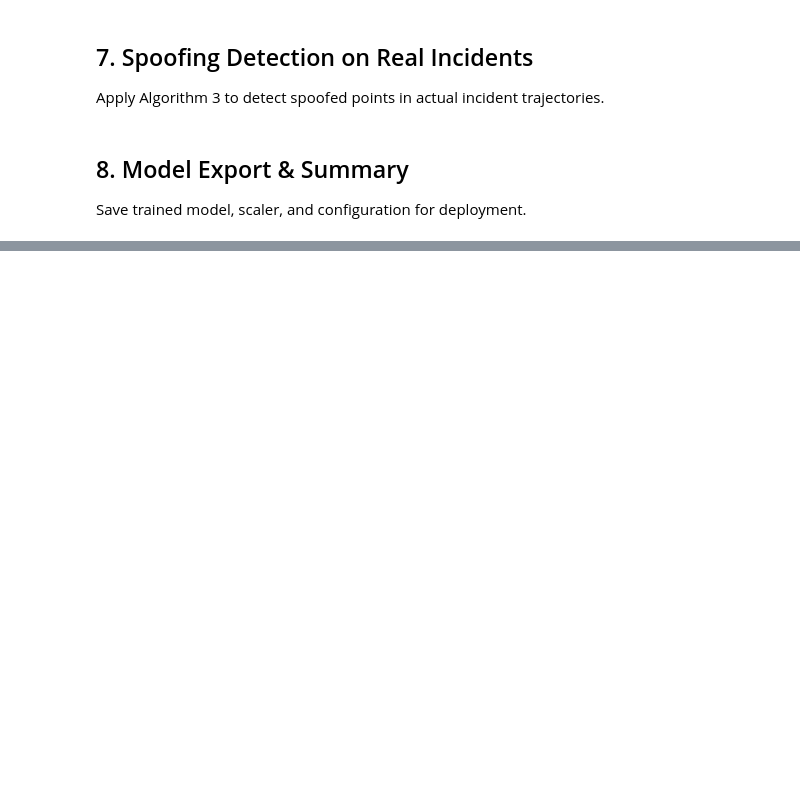
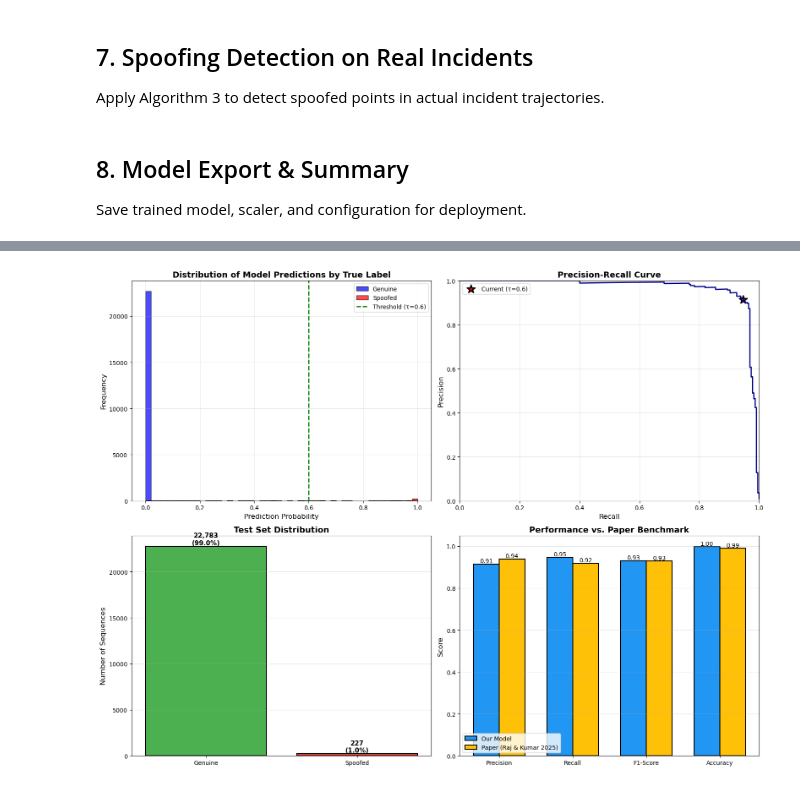
Before and after one commit to mohammed1916/marine-anomaly, a Jupyter notebook: piraeus_analysis/train.ipynb, the cells around one changed output, grey strips where cells are left out. Cells and saved outputs as stored; diff of their text form; code cells hidden in the pictures; blank space fills up the shorter version.

Commit message:
soofed visualisation

```diff
--- a/piraeus_analysis/train.ipynb
+++ b/piraeus_analysis/train.ipynb
@@ -1530,0 +1641,20 @@ Save trained model, scaler, and configuration for deployment.
+# %%
+# Load saved model and create analysis
+print("Loading saved model...")
+
+# Load model
+loaded_model = build_bilstm_model(
+    input_size=config['input_size'],
+    lstm_units_1=config['lstm_units_1'],
+    lstm_units_2=config['lstm_units_2']
+)
+loaded_model.load_state_dict(torch.load(model_path))
+loaded_model.eval()
+
+# Load scaler
+with open(scaler_path, 'rb') as f:
+    loaded_scaler = pickle.load(f)
+
+print(f"Model loaded from: {model_path}")
+print(f"Scaler loaded from: {scaler_path}")
+print(f"Model ready for inference")
@@ -1530,0 +1666,80 @@ Save trained model, scaler, and configuration for deployment.
+# %%
+# Visualize model performance and predictions
+fig, axes = plt.subplots(2, 2, figsize=(16, 12))
+
+# 1. Prediction distribution
+axes[0, 0].hist(y_pred_probs[y_test == 0], bins=50, alpha=0.7, label='Genuine', color='blue', edgecolor='black')
+axes[0, 0].hist(y_pred_probs[y_test == 1], bins=50, alpha=0.7, label='Spoofed', color='red', edgecolor='black')
+axes[0, 0].axvline(x=THRESHOLD, color='green', linestyle='--', linewidth=2, label=f'Threshold (τ={THRESHOLD})')
+axes[0, 0].set_xlabel('Prediction Probability', fontsize=12)
+axes[0, 0].set_ylabel('Frequency', fontsize=12)
+axes[0, 0].set_title('Distribution of Model Predictions by True Label', fontsize=14, fontweight='bold')
+axes[0, 0].legend()
+axes[0, 0].grid(True, alpha=0.3)
+
+# 2. ROC-style threshold analysis
+from sklearn.metrics import precision_recall_curve
+precision_curve, recall_curve, thresholds_curve = precision_recall_curve(y_test, y_pred_probs)
+axes[0, 1].plot(recall_curve, precision_curve, linewidth=2, color='darkblue')
+axes[0, 1].scatter([recall], [precision], s=200, c='red', marker='*', edgecolors='black', linewidths=2,
+                  label=f'Current (τ={THRESHOLD})')
+axes[0, 1].set_xlabel('Recall', fontsize=12)
+axes[0, 1].set_ylabel('Precision', fontsize=12)
+axes[0, 1].set_title('Precision-Recall Curve', fontsize=14, fontweight='bold')
+axes[0, 1].legend()
+axes[0, 1].grid(True, alpha=0.3)
+axes[0, 1].set_xlim([0, 1])
+axes[0, 1].set_ylim([0, 1])
+
+# 3. Class distribution in test set
+class_counts = [len(y_test) - y_test.sum(), y_test.sum()]
+class_labels = ['Genuine', 'Spoofed']
+colors_bar = ['#4CAF50', '#F44336']
+bars = axes[1, 0].bar(class_labels, class_counts, color=colors_bar, edgecolor='black', linewidth=1.5)
+axes[1, 0].set_ylabel('Number of Sequences', fontsize=12)
+axes[1, 0].set_title('Test Set Distribution', fontsize=14, fontweight='bold')
+axes[1, 0].grid(True, alpha=0.3, axis='y')
+
+# Add value labels on bars
+for bar in bars:
+    height = bar.get_height()
+    axes[1, 0].text(bar.get_x() + bar.get_width()/2., height,
+                   f'{int(height):,}\n({height/len(y_test)*100:.1f}%)',
+                   ha='center', va='bottom', fontsize=11, fontweight='bold')
+
+# 4. Performance metrics comparison
+metrics = ['Precision', 'Recall', 'F1-Score', 'Accuracy']
+our_scores = [precision, recall, f1, test_acc]
+paper_scores = [0.94, 0.92, 0.93, 0.99]  # Paper results
+
+x = np.arange(len(metrics))
+width = 0.35
+
+bars1 = axes[1, 1].bar(x - width/2, our_scores, width, label='Our Model',
+                       color='#2196F3', edgecolor='black', linewidth=1.5)
+bars2 = axes[1, 1].bar(x + width/2, paper_scores, width, label='Paper (Raj & Kumar 2025)',
+                       color='#FFC107', edgecolor='black', linewidth=1.5)
+
+axes[1, 1].set_ylabel('Score', fontsize=12)
+axes[1, 1].set_title('Performance vs. Paper Benchmark', fontsize=14, fontweight='bold')
+axes[1, 1].set_xticks(x)
+axes[1, 1].set_xticklabels(metrics)
+axes[1, 1].legend()
+axes[1, 1].grid(True, alpha=0.3, axis='y')
+axes[1, 1].set_ylim([0, 1.05])
+
+# Add value labels on bars
+for bars in [bars1, bars2]:
+    for bar in bars:
+        height = bar.get_height()
+        axes[1, 1].text(bar.get_x() + bar.get_width()/2., height,
+                       f'{height:.2f}',
+                       ha='center', va='bottom', fontsize=10)
+
+plt.tight_layout()
+# plt.savefig(output_root / 'spoofing_analysis.png', dpi=150, bbox_inches='tight')
+plt.show()
+
+print(f"Spoofing analysis visualization saved to: {output_root / 'spoofing_analysis.png'}")
+# %% [output]
+[figure, added]
```
Also changed, not shown: parts of 24 cells of this notebook.
